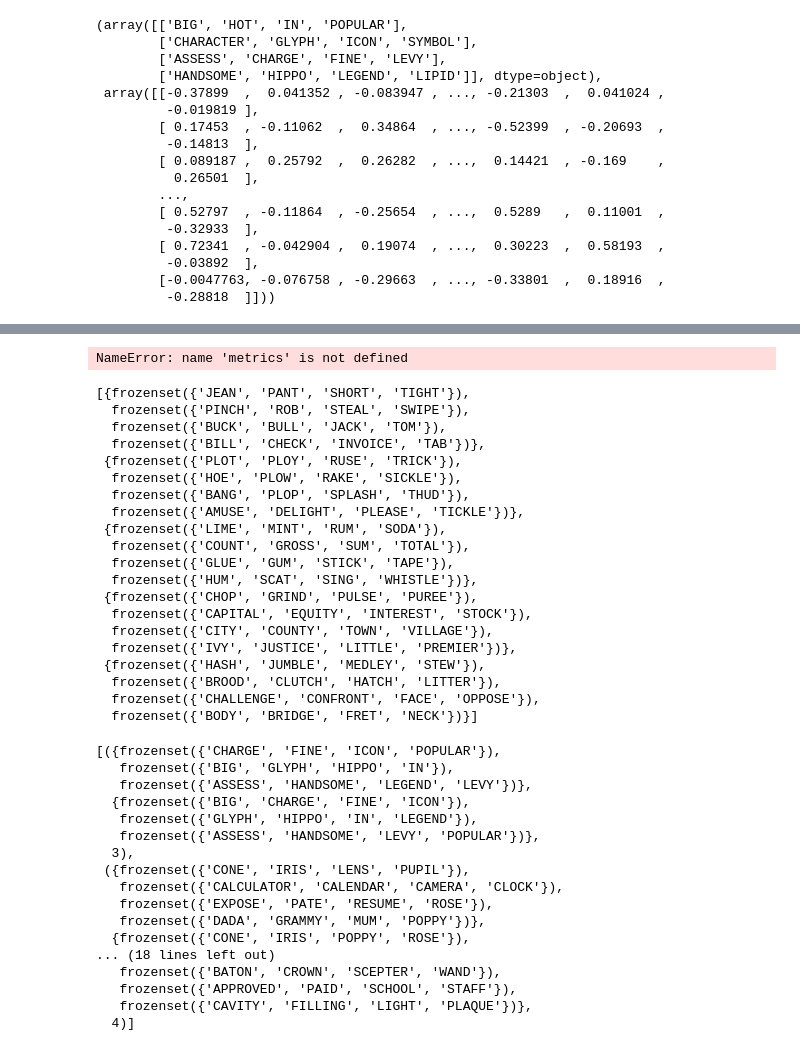
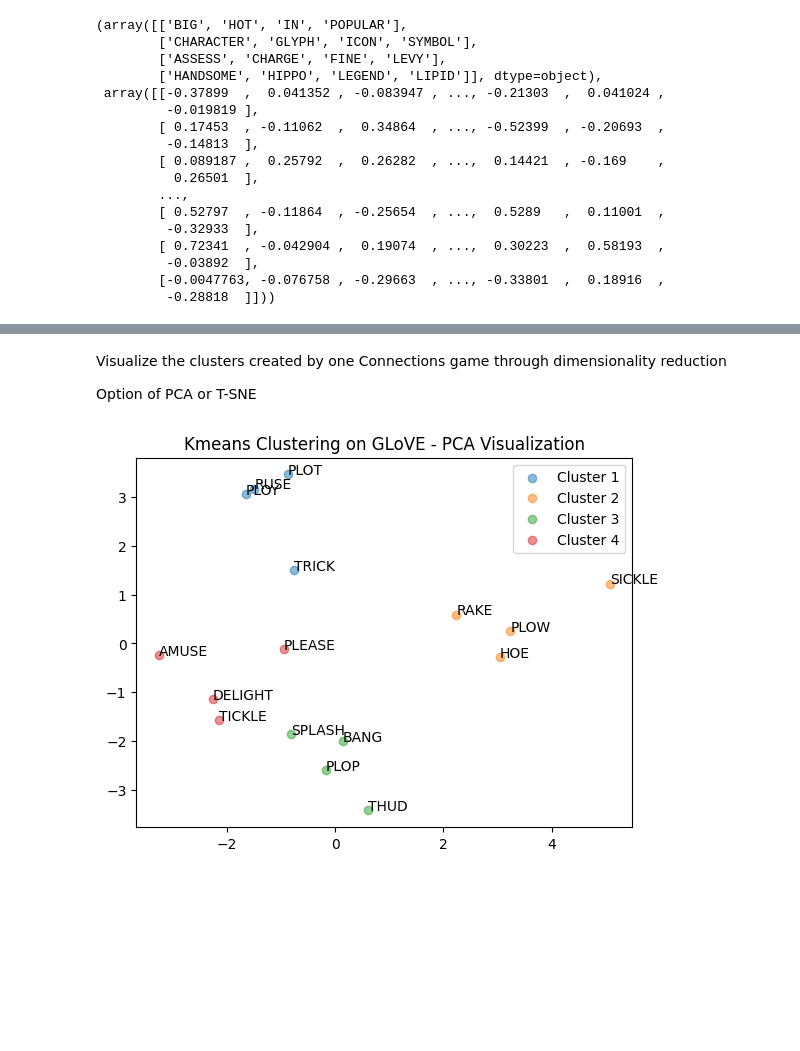
Before and after one commit to BenjaminHinchliff/CSC480-nyt-connections, a Jupyter notebook: glove.ipynb, the cells around one changed output, grey strips where cells are left out. Saved outputs shown, nothing was run; the diff lists cells and outputs as text; code cells hidden in the pictures; blank space fills up the shorter version.

Commit message:
Updated to save GloVE visualizations and add appropriate comments

```diff
--- a/glove.ipynb
+++ b/glove.ipynb
@@ -142,68 +128,34 @@ visualize_silhouette_score(metrics["silhouette_score"])
+# %% [markdown]
+Visualize the clusters created by one Connections game through dimensionality reduction
+
+Option of PCA or T-SNE
 # %%
 from sklearn.decomposition import PCA
 from sklearn.manifold import TSNE
 
-def visualize_kmeans(X, game, cluster_labels):
-    tsne = TSNE(perplexity=3)
-    X_reduced = tsne.fit_transform(X)
+def visualize_clusters(X, game, cluster_labels, reduction='pca'):
+    if reduction == 'pca':
+        pca = PCA(n_components=2)
+        X_reduced = pca.fit_transform(X)
+        plt.title('Kmeans Clustering on GLoVE - PCA Visualization')
+    else:
+        tsne = TSNE(perplexity=3)
+        X_reduced = tsne.fit_transform(X)
+        plt.title('Kmeans Clustering on GLoVE - T-SNE Visualization')
 
     for cluster_label in np.unique(cluster_labels):
         plt.scatter(X_reduced[cluster_labels == cluster_label, 0], X_reduced[cluster_labels == cluster_label, 1],
         label=f'Cluster {cluster_label+1}', alpha=0.5)
 
     for i, word in enumerate(game.flatten()):
         plt.annotate(word, (X_reduced[i, 0], X_reduced[i, 1]))
 
-    plt.title('Kmeans Clustering on GLoVE - T-SNE Visualization')
     plt.legend()
-    plt.show()
+    plt.savefig('./visualizations/glove-cluster-visualization')
 
 EX_SET_IDX = metrics["correct_groups"].index(4)
 ex_set, ex_enc = sets[EX_SET_IDX], enc[EX_SET_IDX]
 pred = metrics["predicted"][EX_SET_IDX]
-visualize_kmeans(ex_enc, ex_set, pred)
+visualize_clusters(ex_enc, ex_set, pred)
 # %% [output]
-NameError: name 'metrics' is not defined
+[figure, added]
-# %%
-correct_examples[:5]
-# %% [output]
-[{frozenset({'JEAN', 'PANT', 'SHORT', 'TIGHT'}),
-  frozenset({'PINCH', 'ROB', 'STEAL', 'SWIPE'}),
-  frozenset({'BUCK', 'BULL', 'JACK', 'TOM'}),
-  frozenset({'BILL', 'CHECK', 'INVOICE', 'TAB'})},
- {frozenset({'PLOT', 'PLOY', 'RUSE', 'TRICK'}),
-  frozenset({'HOE', 'PLOW', 'RAKE', 'SICKLE'}),
-  frozenset({'BANG', 'PLOP', 'SPLASH', 'THUD'}),
-  frozenset({'AMUSE', 'DELIGHT', 'PLEASE', 'TICKLE'})},
- {frozenset({'LIME', 'MINT', 'RUM', 'SODA'}),
-  frozenset({'COUNT', 'GROSS', 'SUM', 'TOTAL'}),
-  frozenset({'GLUE', 'GUM', 'STICK', 'TAPE'}),
-  frozenset({'HUM', 'SCAT', 'SING', 'WHISTLE'})},
- {frozenset({'CHOP', 'GRIND', 'PULSE', 'PUREE'}),
-  frozenset({'CAPITAL', 'EQUITY', 'INTEREST', 'STOCK'}),
-  frozenset({'CITY', 'COUNTY', 'TOWN', 'VILLAGE'}),
-  frozenset({'IVY', 'JUSTICE', 'LITTLE', 'PREMIER'})},
- {frozenset({'HASH', 'JUMBLE', 'MEDLEY', 'STEW'}),
-  frozenset({'BROOD', 'CLUTCH', 'HATCH', 'LITTER'}),
-  frozenset({'CHALLENGE', 'CONFRONT', 'FACE', 'OPPOSE'}),
-  frozenset({'BODY', 'BRIDGE', 'FRET', 'NECK'})}]
-# %%
-incorrect_examples[:4]
-# %% [output]
-[({frozenset({'CHARGE', 'FINE', 'ICON', 'POPULAR'}),
-   frozenset({'BIG', 'GLYPH', 'HIPPO', 'IN'}),
-   frozenset({'ASSESS', 'HANDSOME', 'LEGEND', 'LEVY'})},
-  {frozenset({'BIG', 'CHARGE', 'FINE', 'ICON'}),
-   frozenset({'GLYPH', 'HIPPO', 'IN', 'LEGEND'}),
-   frozenset({'ASSESS', 'HANDSOME', 'LEVY', 'POPULAR'})},
-  3),
- ({frozenset({'CONE', 'IRIS', 'LENS', 'PUPIL'}),
-   frozenset({'CALCULATOR', 'CALENDAR', 'CAMERA', 'CLOCK'}),
-   frozenset({'EXPOSE', 'PATE', 'RESUME', 'ROSE'}),
-   frozenset({'DADA', 'GRAMMY', 'MUM', 'POPPY'})},
-  {frozenset({'CONE', 'IRIS', 'POPPY', 'ROSE'}),
-... (18 lines left out)
-   frozenset({'BATON', 'CROWN', 'SCEPTER', 'WAND'}),
-   frozenset({'APPROVED', 'PAID', 'SCHOOL', 'STAFF'}),
-   frozenset({'CAVITY', 'FILLING', 'LIGHT', 'PLAQUE'})},
-  4)]
```
Also changed, not shown: parts of 18 cells of this notebook, 6 other files.
